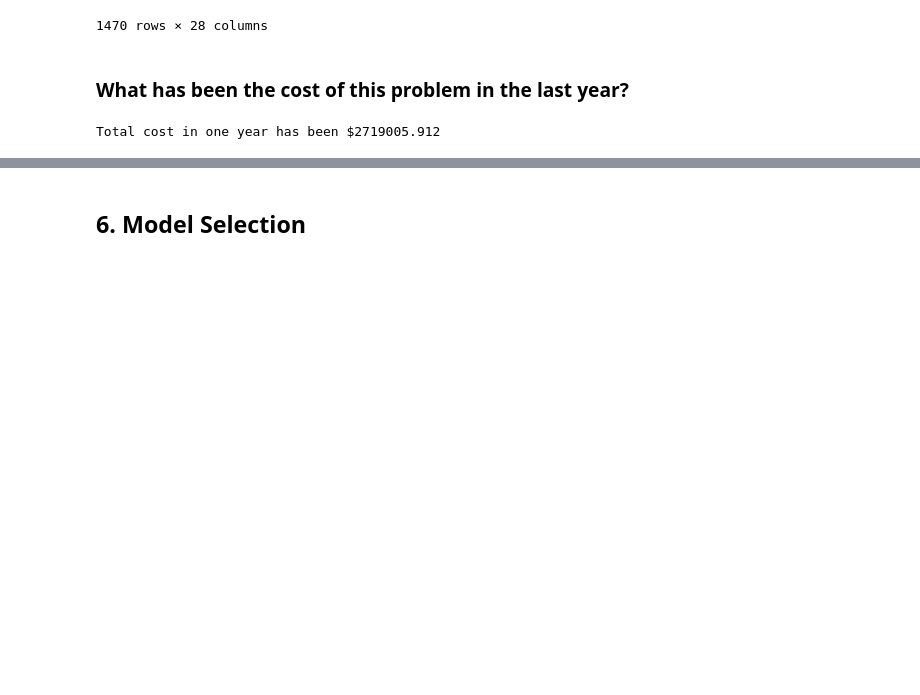
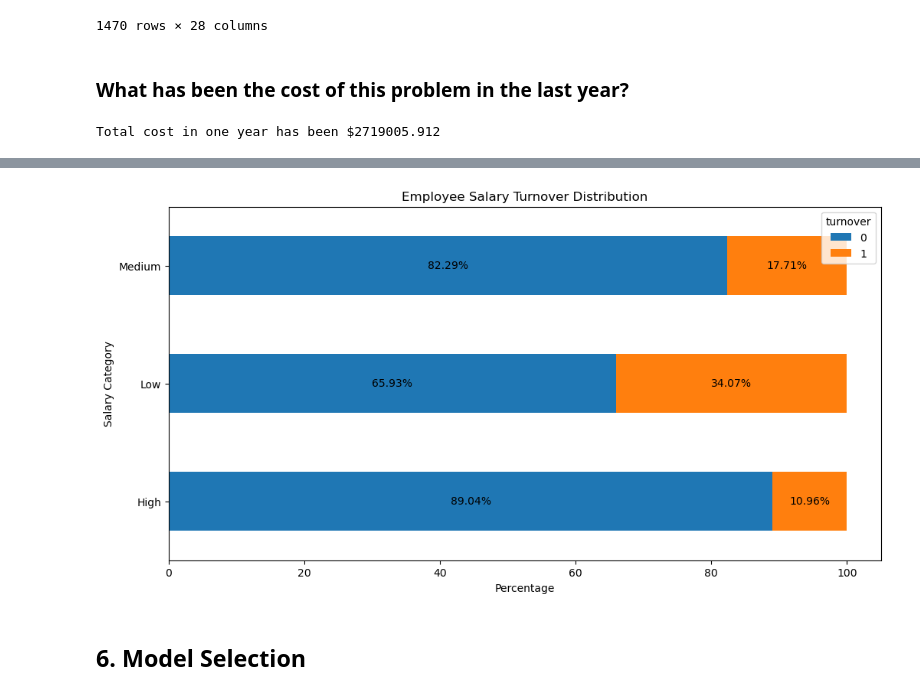
Before and after one commit to jalexisg/PDA-Data-Science-project, a Jupyter notebook: project.ipynb, the cells around one changed output, grey strips where cells are left out. Cells and saved outputs as stored; diff of their text form; code cells hidden in the pictures; blank space fills up the shorter version.

Commit message:
Salary Turnover Distribution chart by Salary Category

```diff
--- a/project.ipynb
+++ b/project.ipynb
@@ -405,3 +405,7 @@ total_cost =  merged_df.loc[merged_df.turnover == 1].turnover_cost.sum()
 print(f"Total cost in one year has been ${total_cost}")
 # %% [output]
 Total cost in one year has been $2719005.912
+# %%
+# Transform annual salary values to plot versus turnover
+merged_df['salary_category'] = merged_df['annual_salary'].apply(lambda x: 'Low' if x <= 30000 else ('Medium' if 30001 <= x <= 50000 else 'High'))
+merged_df
@@ -408,2 +427,32 @@ Total cost in one year has been $2719005.912
+# %%
+import matplotlib.pyplot as plt
+import seaborn as sns
+
+# Assuming 'merged_df' is your DataFrame with the 'salary_category' column
+f, ax = plt.subplots(figsize=(12, 6))
+
+# Calculate counts for each salary category and turnover
+category_counts = merged_df.groupby(['salary_category', 'turnover']).size().unstack()
+
+# Calculate percentages
+category_percentages = category_counts.div(category_counts.sum(axis=1), axis=0) * 100
+
+# Plot the horizontal stacked bar plot
+category_percentages.plot(kind='barh', stacked=True, ax=ax)
+
+# Add percentage annotations
+for p in ax.patches:
+    width, height = p.get_width(), p.get_height()
+    x, y = p.get_xy()
+    ax.annotate(f'{width:.2f}%', (x + width / 2, y + height / 2), va='center', ha='center')
+
+# Set labels and title
+ax.set_xlabel('Percentage')
+ax.set_ylabel('Salary Category')
+ax.set_title('Employee Salary Turnover Distribution')
+
+plt.show()
+# %% [output]
+[figure, added]
 # %% [markdown]
 ## 6. Model Selection
```
Also changed, not shown: parts of 1 cell of this notebook.
